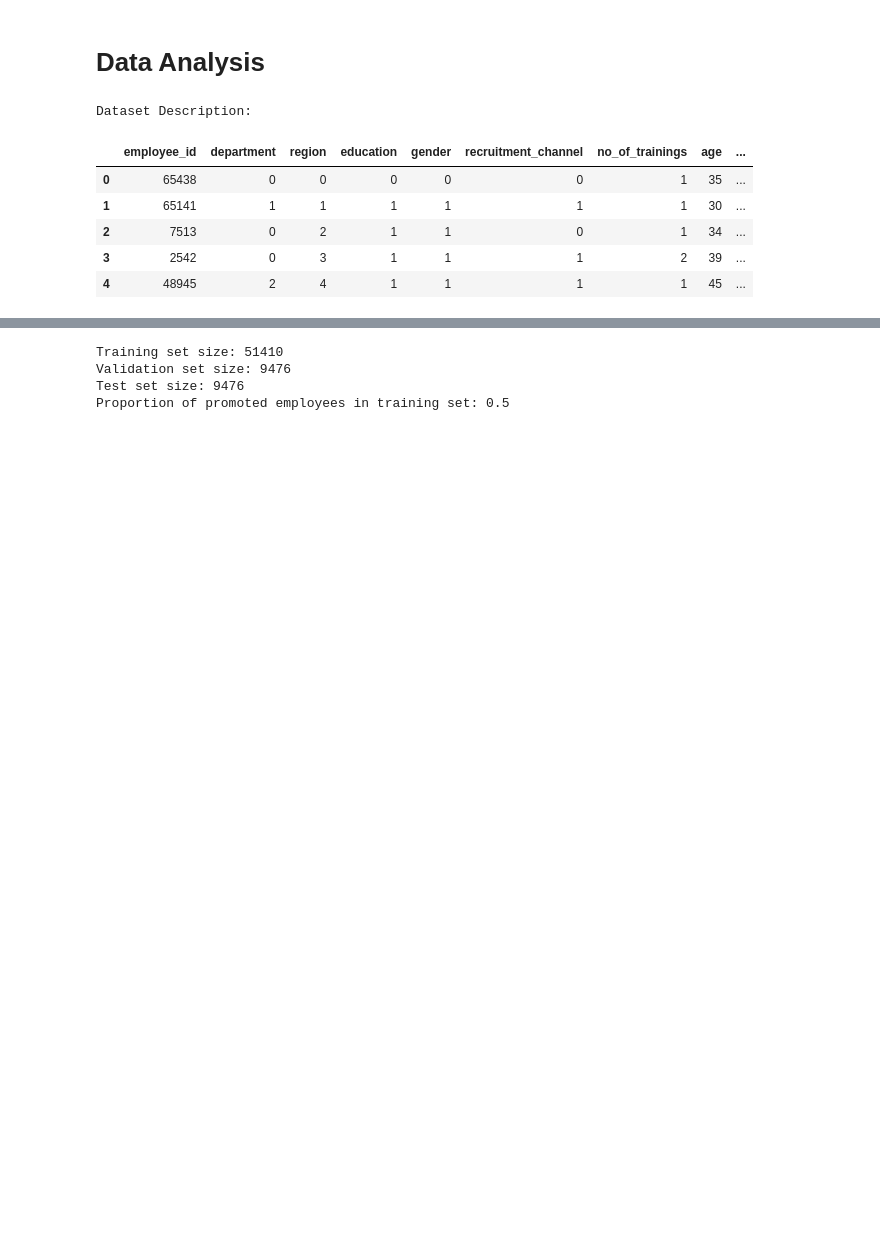
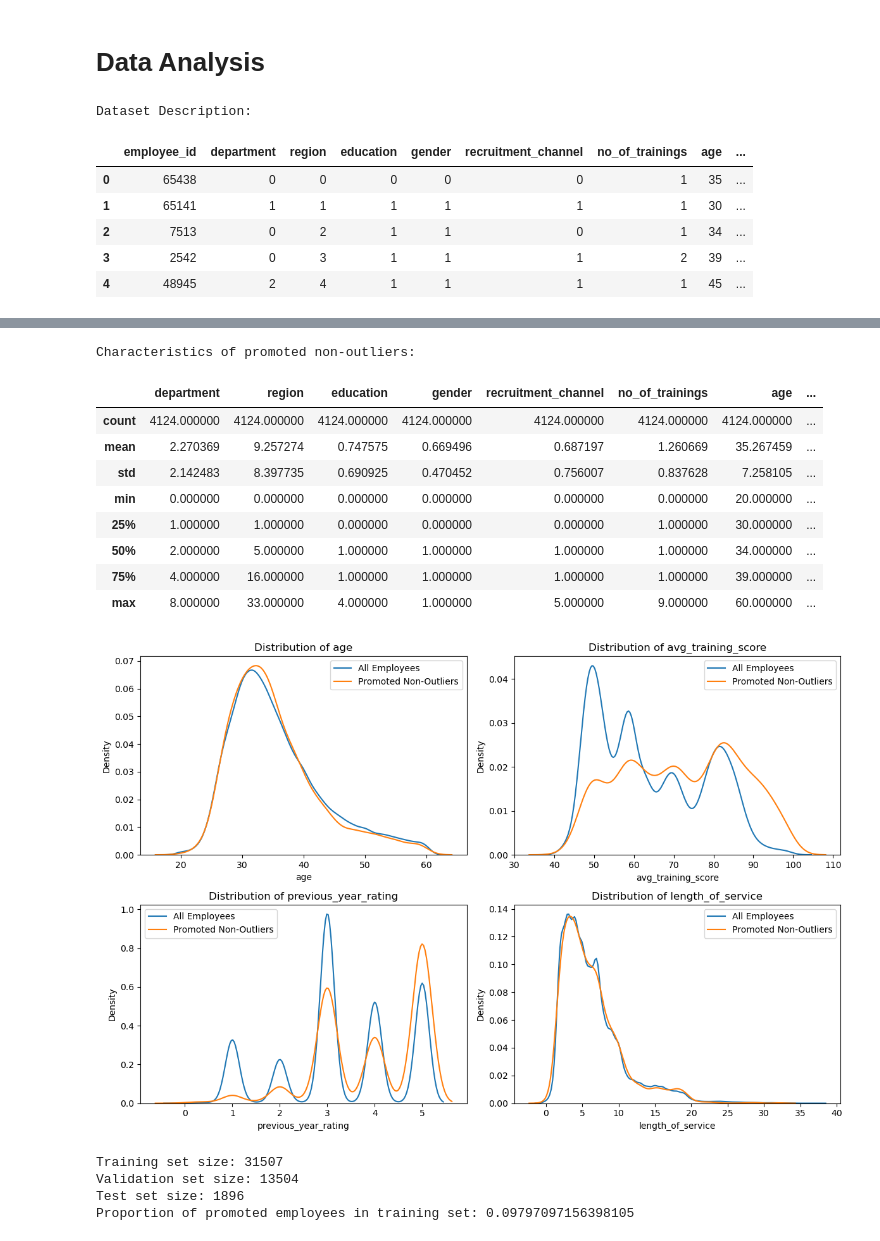
Before and after one commit to dfar1a/IA-project, a Jupyter notebook: project2/Untitled0.ipynb, the cells around one changed output, grey strips where cells are left out. Cells and saved outputs as stored; diff of their text form; code cells hidden in the pictures; blank space fills up the shorter version.

```diff
--- a/project2/Untitled0.ipynb
+++ b/project2/Untitled0.ipynb
@@ -127 +238,35 @@ plt.show()
+# %%
+# Extract promoted non-outliers for analysis
+promoted_non_outliers = df_with_outliers[
+    (df_with_outliers["is_promoted"] == 1) & (df_with_outliers["is_outlier"] == False)
+]
+
+# Analyze their characteristics
+print("Characteristics of promoted non-outliers:")
+display(promoted_non_outliers.describe())
+
+# Compare to all employees
+plt.figure(figsize=(12, 8))
+for i, col in enumerate(
+    ["age", "avg_training_score", "previous_year_rating", "length_of_service"]
+):
+    plt.subplot(2, 2, i + 1)
+    sns.kdeplot(df[col], label="All Employees")
+    sns.kdeplot(promoted_non_outliers[col], label="Promoted Non-Outliers")
+    plt.title(f"Distribution of {col}")
+    plt.legend()
+plt.tight_layout()
+plt.show()
+# %% [output]
+Characteristics of promoted non-outliers:
+|  | department | region | education | gender | recruitment_channel | no_of_trainings | age | ... |
+| count | 4124.000000 | 4124.000000 | 4124.000000 | 4124.000000 | 4124.000000 | 4124.000000 | 4124.000000 | ... |
+| mean | 2.270369 | 9.257274 | 0.747575 | 0.669496 | 0.687197 | 1.260669 | 35.267459 | ... |
+| std | 2.142483 | 8.397735 | 0.690925 | 0.470452 | 0.756007 | 0.837628 | 7.258105 | ... |
+| min | 0.000000 | 0.000000 | 0.000000 | 0.000000 | 0.000000 | 0.000000 | 20.000000 | ... |
+| 25% | 1.000000 | 1.000000 | 0.000000 | 0.000000 | 0.000000 | 1.000000 | 30.000000 | ... |
+| 50% | 2.000000 | 5.000000 | 1.000000 | 1.000000 | 1.000000 | 1.000000 | 34.000000 | ... |
+| 75% | 4.000000 | 16.000000 | 1.000000 | 1.000000 | 1.000000 | 1.000000 | 39.000000 | ... |
+| max | 8.000000 | 33.000000 | 4.000000 | 1.000000 | 5.000000 | 9.000000 | 60.000000 | ... |
+[figure, added]
 # %%
@@ -147,19 +328,44 @@ def prepare_data(df, oversample=False):
 # %%
+train, valid, test = train_samples[0], valid_samples[0], test_samples[0]
 
-train, train_features, train_target = prepare_data(train, oversample=True)
-valid, valid_features, valid_target = prepare_data(valid)
-test, test_features, test_target = prepare_data(test)
+# train, train_features, train_target = prepare_data(train)
+# valid, valid_features, valid_target = prepare_data(valid)
+# test, test_features, test_target = prepare_data(test)
 
-print("Training set size:", len(train))
-print("Validation set size:", len(valid))
+(X_regular_train, X_regular_test, y_regular_train, y_regular_test), (
+    X_outlier_train,
+    X_outlier_test,
+    y_outlier_train,
+    y_outlier_test,
+) = prepare_train_test_split(df_with_outliers)
+
+# from sklearn.model_selection import GridSearchCV
+
+# # Example for Random Forest
+# param_grid = {
+#     'n_estimators': [50, 100, 200],
+#     'max_depth': [None, 10, 20, 30],
+#     'min_samples_split': [2, 5, 10],
+#     'class_weight': [None, 'balanced']
+# }
+
+# grid_search = GridSearchCV(
+#     RandomForestClassifier(), param_grid, cv=3, scoring='f1',
+#     verbose=1, n_jobs=-1
+# )
+# grid_search.fit(X_regular_train, y_regular_train)
+# print("Best parameters:", grid_search.best_params_)
+
+print("Training set size:", len(X_regular_train))
+print("Validation set size:", len(X_regular_test))
 print("Test set size:", len(test))
 # Show proportion of promoted employees in the training target
 print(
     "Proportion of promoted employees in training set:",
-    np.mean(train_target == 1)
+    np.mean(y_regular_test == 1)
 )
 # %% [output]
-Training set size: 51410
-Validation set size: 9476
-Test set size: 9476
-Proportion of promoted employees in training set: 0.5
+Training set size: 31507
+Validation set size: 13504
+Test set size: 1896
+Proportion of promoted employees in training set: 0.09797097156398105
```
Also changed, not shown: parts of 11 cells of this notebook.
